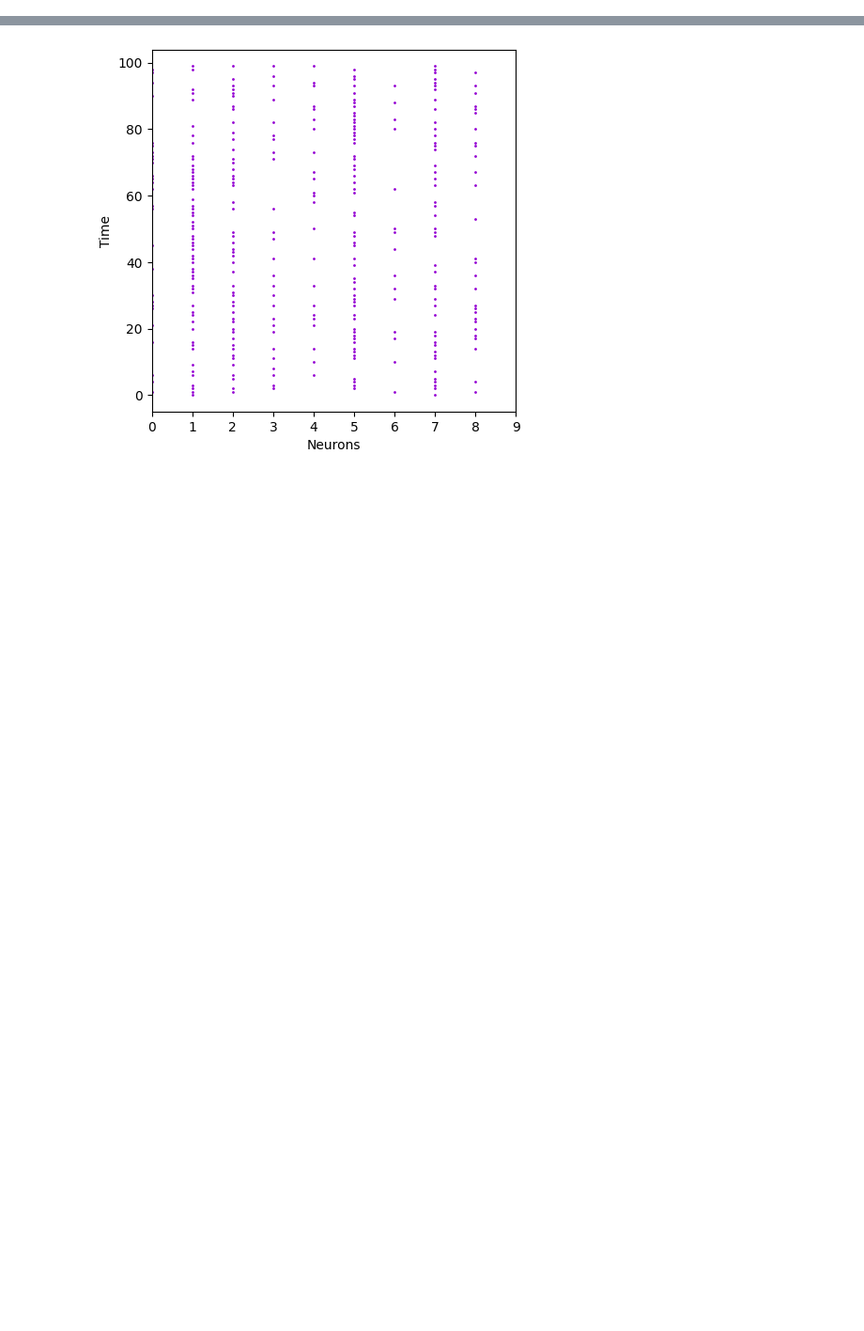
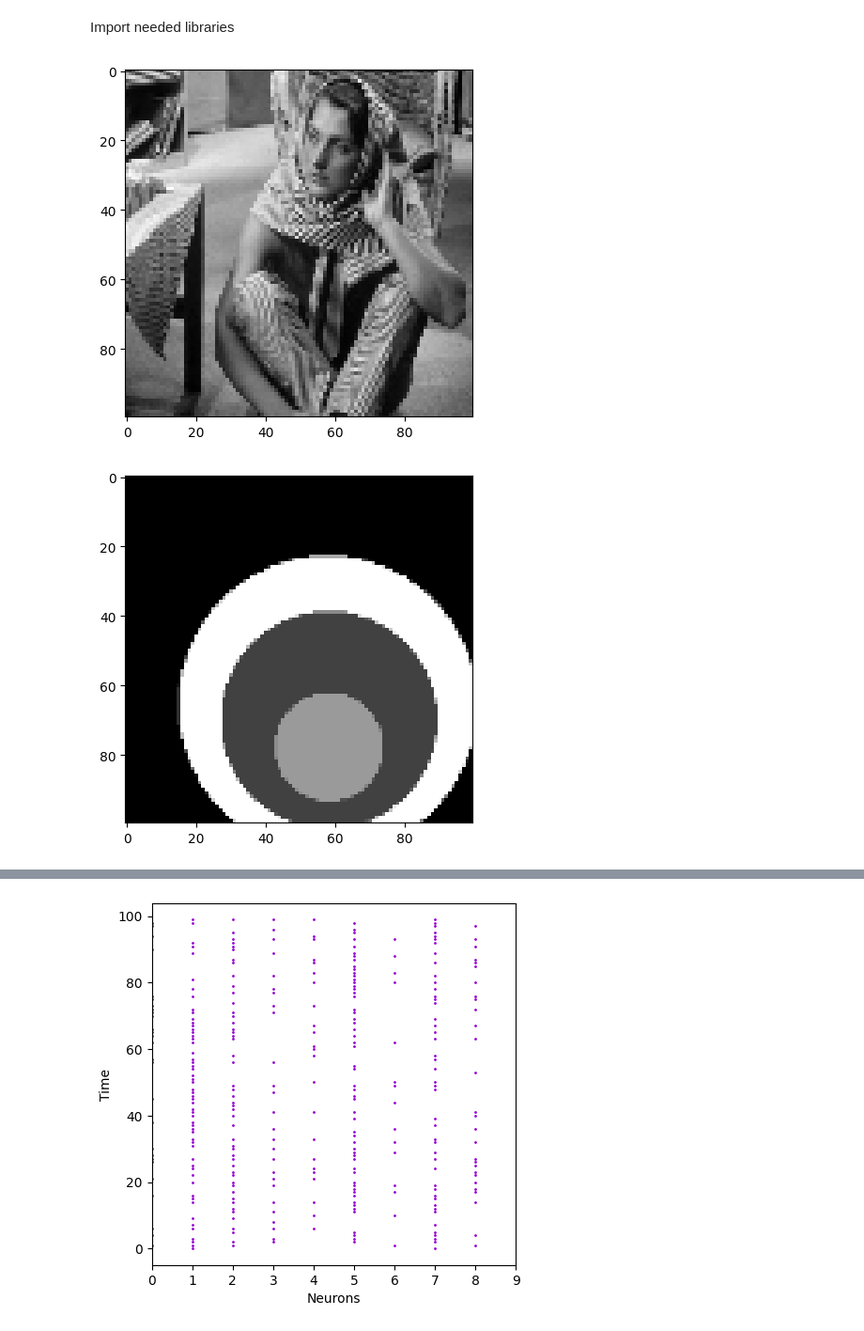
Before and after one commit to nrgsghanei2001/ComputationalNeuroScience, a Jupyter notebook: Encoding_and_Learning_STDP_RSTDP/main.ipynb, the cells around one changed output, grey strips where cells are left out. Shown at 94% size. Drawn from its saved outputs; the diff is of its cells as text; code cells hidden in the pictures; blank space fills up the shorter version.

```diff
--- a/Encoding_and_Learning_STDP_RSTDP/main.ipynb
+++ b/Encoding_and_Learning_STDP_RSTDP/main.ipynb
@@ -1,3 +1,5 @@
+# %% [markdown]
+Import needed libraries
 # %%
 import cv2
 import torch
@@ -12,6 +14,7 @@ from synapse import *
 from connections import Connections
 from learning import *
 # %%
+# read an image and convert it to torch tensor
 def image_to_vec(address, size=(10, 10)):
     img = cv2.imread(address)
     img = cv2.resize(img, (size[0], size[1]))
@@ -19,3 +22,8 @@ def image_to_vec(address, size=(10, 10)):
     img = img.sum(2)//3
 
     return img
+
+
+def show_image(img):
+    plt.imshow(img, cmap='gray')
+    plt.show()
@@ -21,0 +42,12 @@ def image_to_vec(address, size=(10, 10)):
+# %%
+img1 = image_to_vec('images/barb.tif', (100, 100))
+show_image(img1)
+img2 = image_to_vec('images/circles.tif', (100, 100))
+show_image(img2)
+img3 = image_to_vec('images/lena1.tif', (100, 100))
+show_image(img3)
+img4 = image_to_vec('images/library.tif', (100, 100))
+show_image(img4)
+# %% [output]
+[figure, added]
+[figure, added]
```
Also changed, not shown: parts of 7 cells of this notebook, 5 other files.
